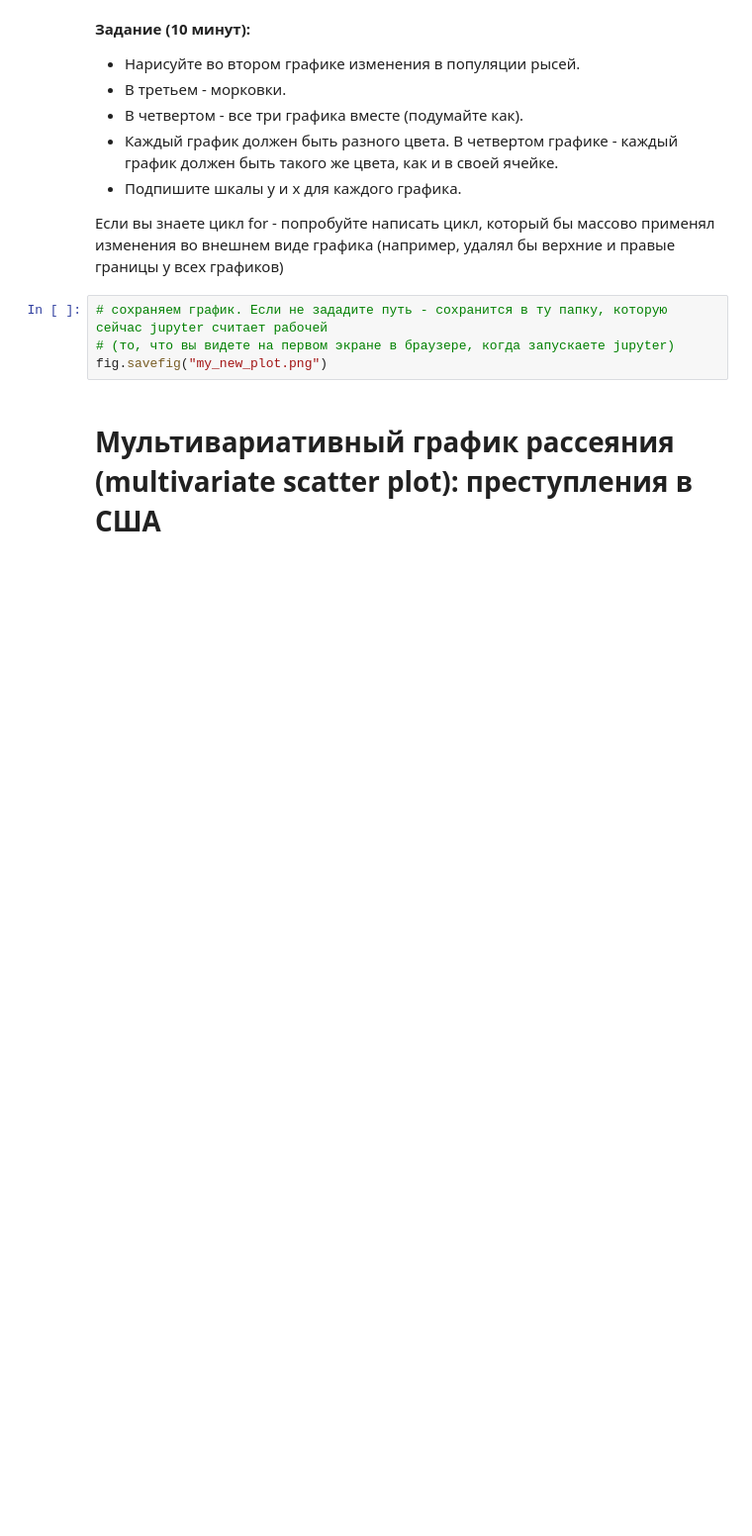
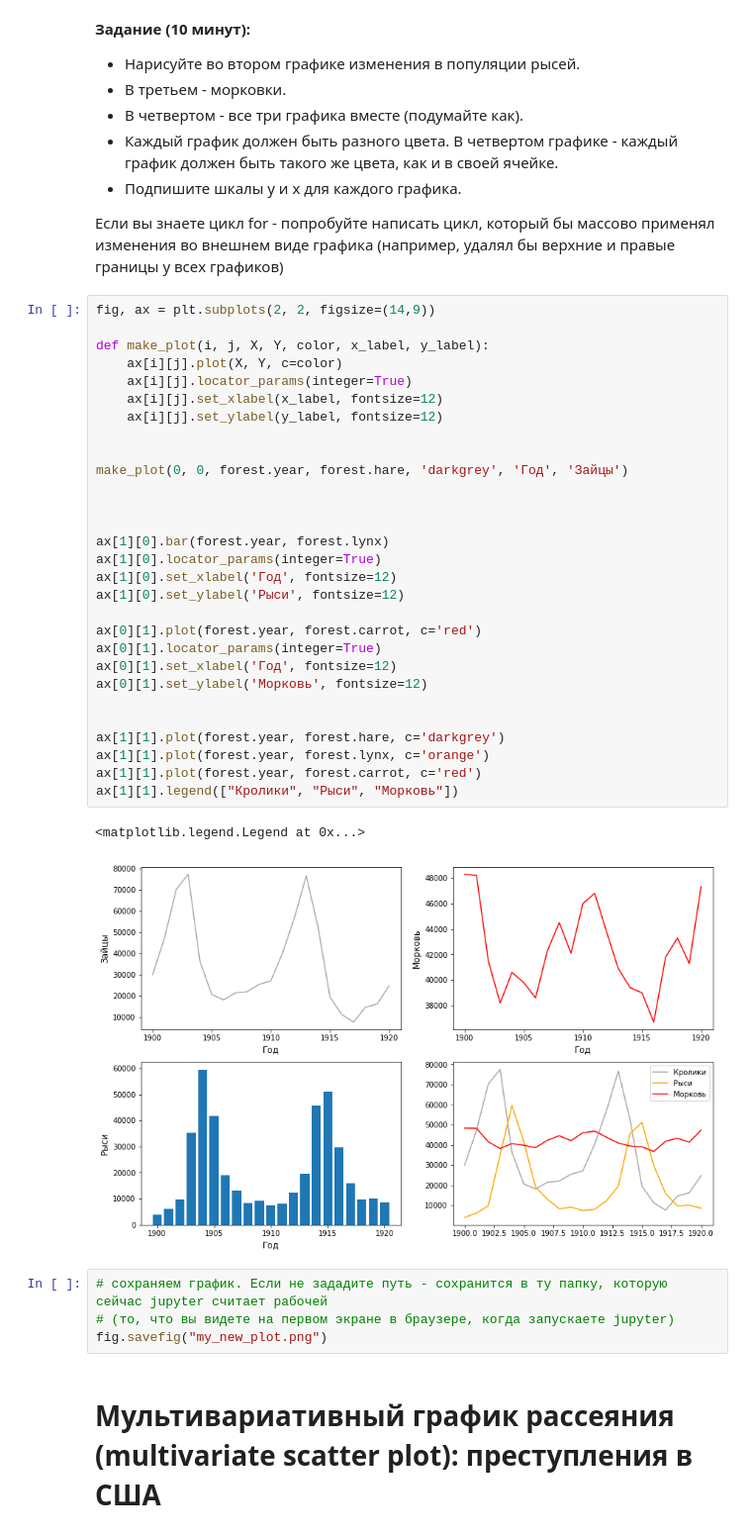
Before and after one commit to roctbb/pydat21, a Jupyter notebook: lesson_16/2020_DPO_16_1_Viz.ipynb, the cells around one changed output. Shown at 99% size. Drawn from its saved outputs; the diff is of its cells as text; blank space fills up the shorter version.

```diff
--- a/lesson_16/2020_DPO_16_1_Viz.ipynb
+++ b/lesson_16/2020_DPO_16_1_Viz.ipynb
@@ -162,6 +160,38 @@ for x in range(2):
 * Подпишите шкалы y и x для каждого графика.
 
 Если вы знаете цикл for - попробуйте написать цикл, который бы массово применял изменения во внешнем виде графика (например, удалял бы верхние и правые границы у всех графиков)
+# %%
+fig, ax = plt.subplots(2, 2, figsize=(14,9))
+
+def make_plot(i, j, X, Y, color, x_label, y_label):
+    ax[i][j].plot(X, Y, c=color)
+    ax[i][j].locator_params(integer=True)
+    ax[i][j].set_xlabel(x_label, fontsize=12)
+    ax[i][j].set_ylabel(y_label, fontsize=12)
+
+
+make_plot(0, 0, forest.year, forest.hare, 'darkgrey', 'Год', 'Зайцы')
+
+
+
+ax[1][0].bar(forest.year, forest.lynx)
+ax[1][0].locator_params(integer=True)
+ax[1][0].set_xlabel('Год', fontsize=12)
+ax[1][0].set_ylabel('Рыси', fontsize=12)
+
+ax[0][1].plot(forest.year, forest.carrot, c='red')
+ax[0][1].locator_params(integer=True)
+ax[0][1].set_xlabel('Год', fontsize=12)
+ax[0][1].set_ylabel('Морковь', fontsize=12)
+
+
+ax[1][1].plot(forest.year, forest.hare, c='darkgrey')
+ax[1][1].plot(forest.year, forest.lynx, c='orange')
+ax[1][1].plot(forest.year, forest.carrot, c='red')
+ax[1][1].legend(["Кролики", "Рыси", "Морковь"])
+# %% [output]
+<matplotlib.legend.Legend at 0x...>
+[figure, added]
 # %%
 # сохраняем график. Если не зададите путь - сохранится в ту папку, которую сейчас jupyter считает рабочей
 # (то, что вы видете на первом экране в браузере, когда запускаете jupyter)
```
Also changed, not shown: parts of 10 cells of this notebook, 18 other files.
